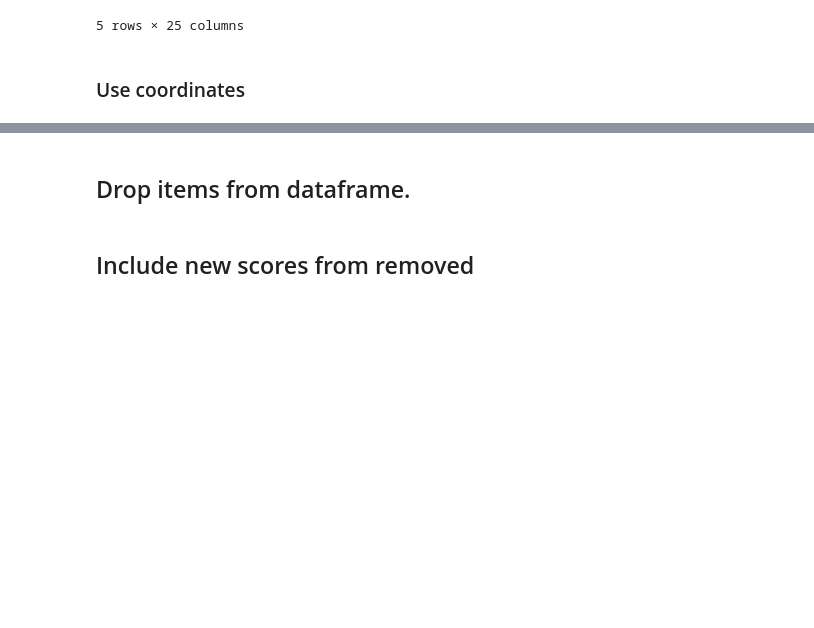
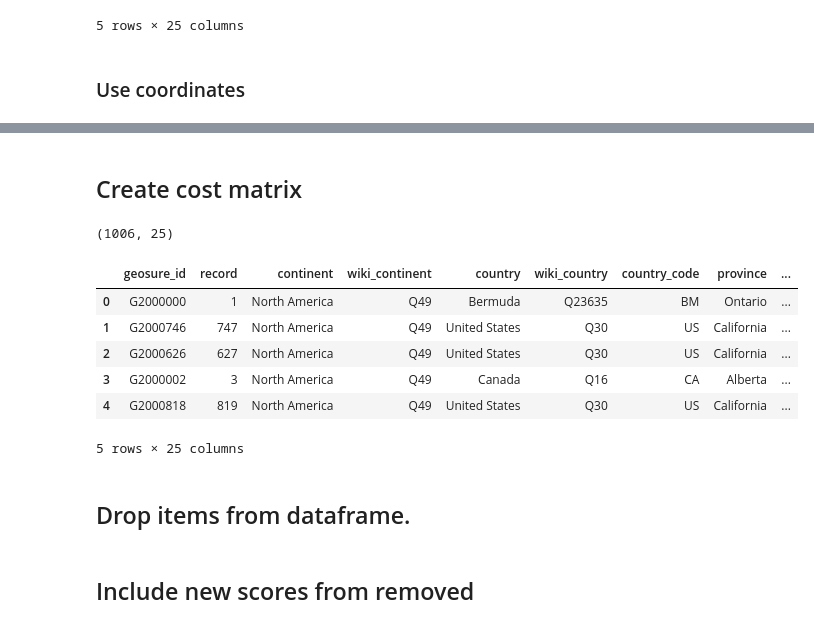
Before and after one commit to JorgeMartinezG/notebooks, a Jupyter notebook: Include new NA data.ipynb, the cells around one changed output, grey strips where cells are left out. Cells and saved outputs as stored; diff of their text form; code cells hidden in the pictures; blank space fills up the shorter version.

```diff
--- a/Include new NA data.ipynb
+++ b/Include new NA data.ipynb
@@ -25,6 +25,8 @@ new_columns = df.columns[-7:].tolist()
 print(old_columns)
 print('----------')
 print(new_columns)
+
+comp_columns = ['wiki_city', 'country', 'city_original', 'district', 'coords']
 # %% [output]
 ['geosure_id', 'record', 'continent', 'wiki_continent', 'country', 'wiki_country', 'country_code', 'province', 'wiki_city', 'city', 'city_original', 'city_type', 'district', 'language', 'language_seco ...
 ----------
@@ -45,5 +47,11 @@ df_na_old.head()
 # %% [markdown]
 ### Use coordinates
 # %%
-df_na_old['coords'] = list(zip(df_na_old['latitude'], df_na_old['longitude']))
-df_na['coords'] = list(zip(df_na['latitude'], df_na['longitude']))
+def create_coords(df_old, df_new):
+    df_old['coords'] = list(zip(df_old['latitude'], df_old['longitude']))
+    df_new['coords'] = list(zip(df_new['latitude'], df_new['longitude']))
+
+    return df_old, df_new
+
+
+df_na_old, df_na = create_coords(df_na_old, df_na)
@@ -128,3 +115,46 @@ df_replace.head()
+# %% [markdown]
+## Create cost matrix
+# %%
+def filter_df(df_cost):
+    df_cost['cost'] = df_cost[['dist_wiki_city', 'dist_city_original', 'dist_district', 'coords']].sum(axis=1)
+    df_reduced = df_cost.iloc[:-1:5].loc[df_cost['cost'] <= 0.05]
+
+    return df_reduced
+
+
+def get_ids(df_reduced):
+    return list(df_reduced[['old_index', 'new_index']].T.to_dict().values())
+
+
+def create_row(df_old, df_new, ids_dict):
+    res_dict = df_old.iloc[ids_dict['old_index']][old_columns].to_dict()
+    res_dict.update(df_new.iloc[ids_dict['new_index']][new_columns].to_dict())
+
+    return res_dict
+
+
+def create_replace_df(df_old, df_new, df_cost):
+    df_reduced = filter_df(df_cost)
+
+    replace_list = [create_row(df_na_old, df_na, item) for item in get_ids(df_reduced)]
+    df = pd.DataFrame(replace_list)
+    df = df[old_columns + new_columns]
+
+    return df
+
+
+df_replace = create_replace_df(df_na_old, df_na, df_cost)
+print(df_replace.shape)
+df_replace.head()
+# %% [output]
+(1006, 25)
+|  | geosure_id | record | continent | wiki_continent | country | wiki_country | country_code | province | ... |
+| 0 | G2000000 | 1 | North America | Q49 | Bermuda | Q23635 | BM | Ontario | ... |
+| 1 | G2000746 | 747 | North America | Q49 | United States | Q30 | US | California | ... |
+| 2 | G2000626 | 627 | North America | Q49 | United States | Q30 | US | California | ... |
+| 3 | G2000002 | 3 | North America | Q49 | Canada | Q16 | CA | Alberta | ... |
+| 4 | G2000818 | 819 | North America | Q49 | United States | Q30 | US | California | ... |
+5 rows × 25 columns
 # %% [markdown]
 ## Drop items from dataframe.
 # %% [markdown]
```
Also changed, not shown: parts of 47 cells of this notebook.
